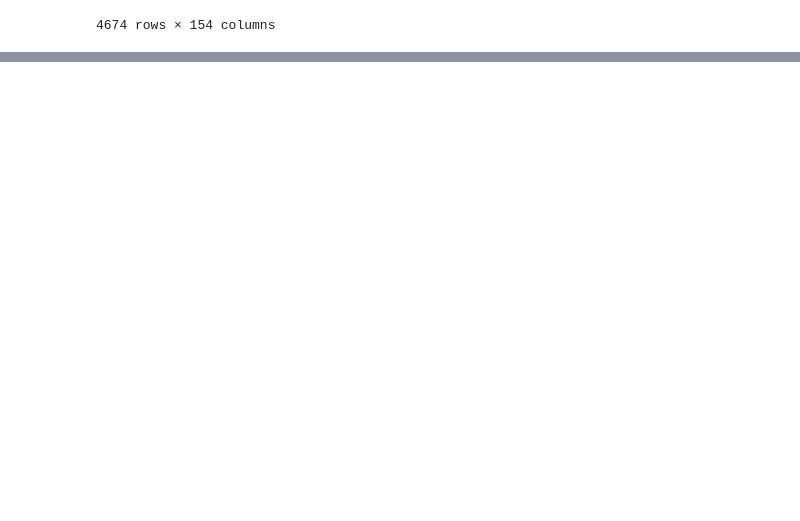
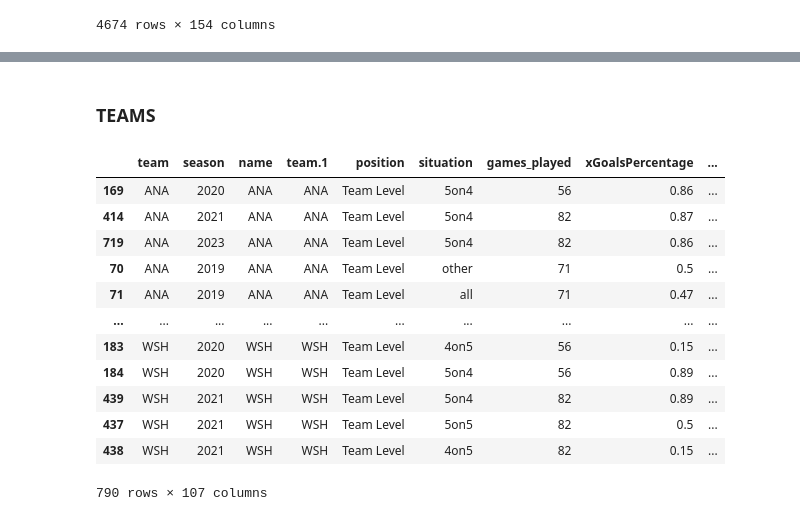
Before and after one commit to emrkel/NHL-Line-Optimisation, a Jupyter notebook: dataWrangling.ipynb, the cells around one changed output, grey strips where cells are left out. Drawn from its saved outputs; the diff is of its cells as text; code cells hidden in the pictures; blank space fills up the shorter version.

```diff
--- a/dataWrangling.ipynb
+++ b/dataWrangling.ipynb
@@ -188,0 +213,38 @@ fullStrength
+# %% [markdown]
+### TEAMS
+# %%
+correct_headers = teams19_20.columns
+
+# Move the current headers (first row of df1) to be the first row of the data
+
+teams22_23.loc[-1] = teams22_23.columns  # Add the headers as the first row
+teams22_23.index = teams22_23.index + 1  # Shift index
+teams22_23 = teams22_23.sort_index()
+teams22_23.columns = correct_headers
+
+
+allTeams = [teams19_20, teams20_21, teams21_22, teams22_23, teams23_24]
+
+for team in allTeams:
+    clean_cols(team)
+
+teams = pd.concat(allTeams, ignore_index=True)
+
+clean_cols(teams)
+clean_teamName(teams)
+teams = teams.sort_values('team')
+teams
+# %% [output]
+|  | team | season | name | team.1 | position | situation | games_played | xGoalsPercentage | ... |
+| 169 | ANA | 2020 | ANA | ANA | Team Level | 5on4 | 56 | 0.86 | ... |
+| 414 | ANA | 2021 | ANA | ANA | Team Level | 5on4 | 82 | 0.87 | ... |
+| 719 | ANA | 2023 | ANA | ANA | Team Level | 5on4 | 82 | 0.86 | ... |
+| 70 | ANA | 2019 | ANA | ANA | Team Level | other | 71 | 0.5 | ... |
+| 71 | ANA | 2019 | ANA | ANA | Team Level | all | 71 | 0.47 | ... |
+| ... | ... | ... | ... | ... | ... | ... | ... | ... | ... |
+| 183 | WSH | 2020 | WSH | WSH | Team Level | 4on5 | 56 | 0.15 | ... |
+| 184 | WSH | 2020 | WSH | WSH | Team Level | 5on4 | 56 | 0.89 | ... |
+| 439 | WSH | 2021 | WSH | WSH | Team Level | 5on4 | 82 | 0.89 | ... |
+| 437 | WSH | 2021 | WSH | WSH | Team Level | 5on5 | 82 | 0.5 | ... |
+| 438 | WSH | 2021 | WSH | WSH | Team Level | 4on5 | 82 | 0.15 | ... |
+790 rows × 107 columns
```
Also changed, not shown: parts of 5 cells of this notebook.
